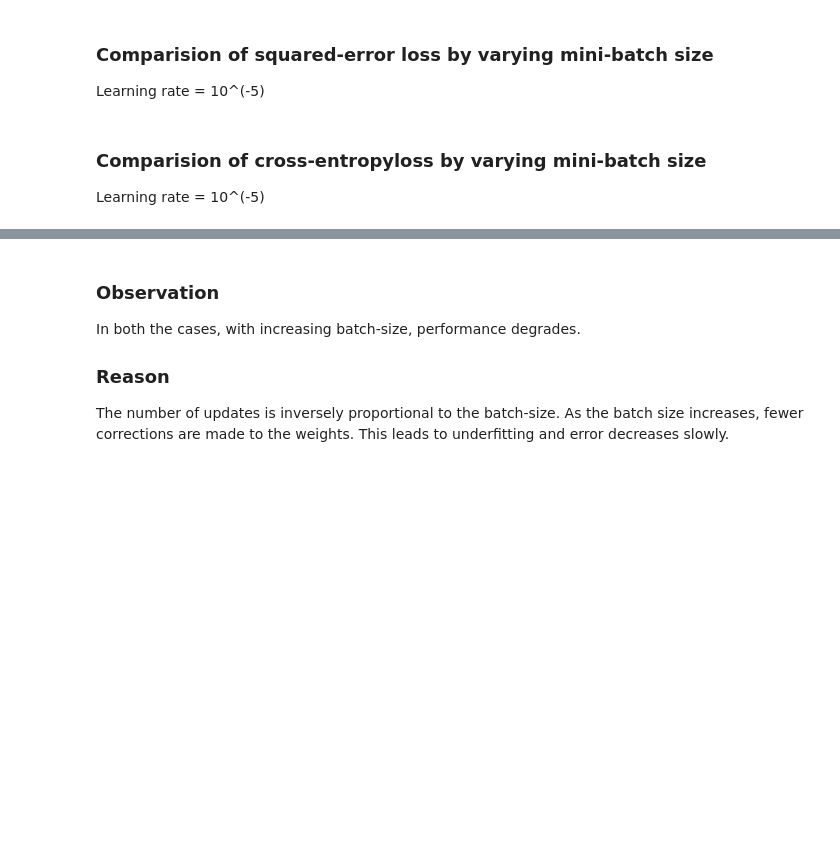
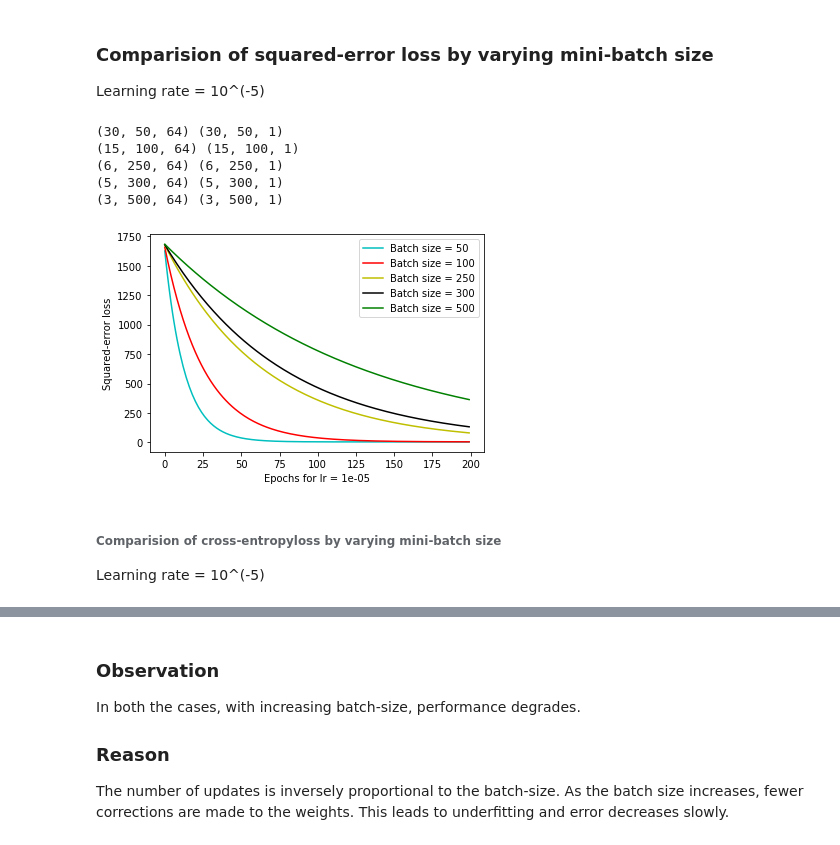
Before and after one commit to shashankkumarIITB/DeepLearning, a Jupyter notebook: Assignment1/Feed_forward_Net(Assignment 1).ipynb, the cells around one changed output, grey strips where cells are left out. Drawn from its saved outputs; the diff is of its cells as text; code cells hidden in the pictures; blank space fills up the shorter version.

```diff
--- a/Assignment1/Feed_forward_Net(Assignment 1).ipynb
+++ b/Assignment1/Feed_forward_Net(Assignment 1).ipynb
@@ -535,26 +545,33 @@ Learning rate = 10^(-5)
 # %%
 def plot_3e_se():
     lr = 10 ** -5
     batch_sizes = [50, 100, 250, 300, 500]
     losses = []
     for batch_size in batch_sizes:
         neuralnet, loss = train_3_se(batch_size, lr)
         losses.append(loss)
 
     # Plot the losses
     colors = ['c', 'r', 'y', 'k', 'g']
     for i in range(len(losses)):
         line, = plt.plot(losses[i], colors[i])
         line.set_label(f'Batch size = {batch_sizes[i]}')
 
     plt.ylabel('Squared-error loss')
-    plt.xlabel('Epochs')
+    plt.xlabel(f'Epochs for lr = {lr}')
     plt.legend()
     plt.show()
 
 plot_3e_se()
+# %% [output]
+(30, 50, 64) (30, 50, 1)
+(15, 100, 64) (15, 100, 1)
+(6, 250, 64) (6, 250, 1)
+(5, 300, 64) (5, 300, 1)
+(3, 500, 64) (3, 500, 1)
+[figure, added]
 # %% [markdown]
-### Comparision of cross-entropyloss by varying mini-batch size
+###### Comparision of cross-entropyloss by varying mini-batch size
 
 Learning rate = 10^(-5)
 # %%
```
Also changed, not shown: parts of 6 cells of this notebook.
